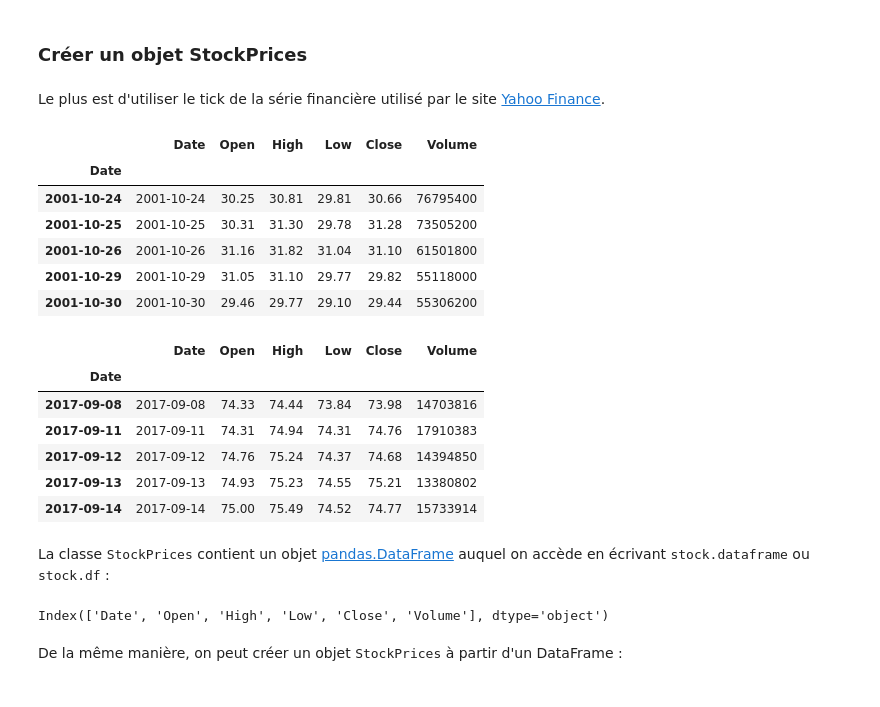
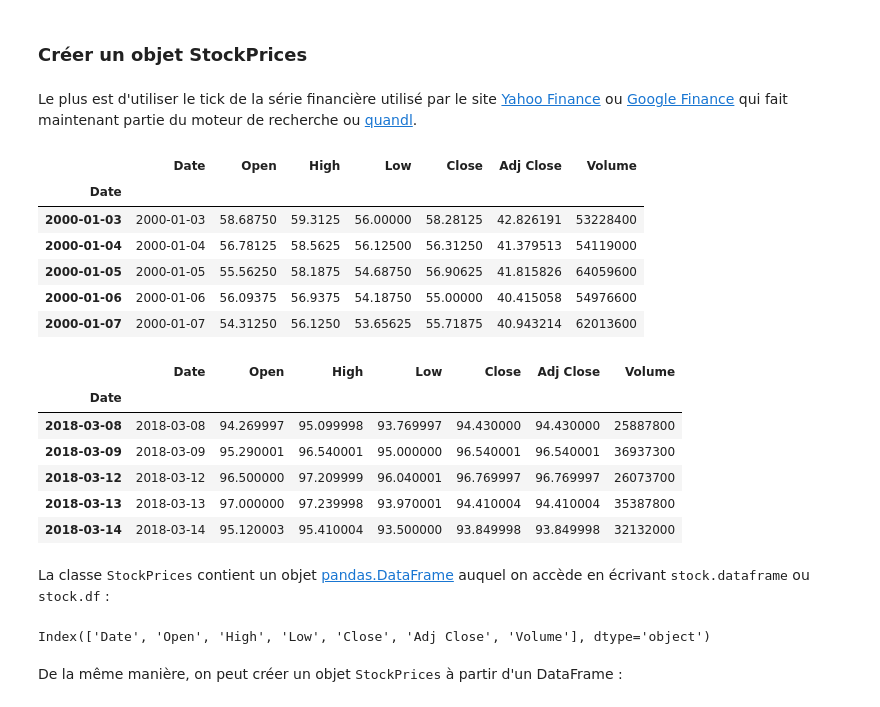
Before and after one commit to sdpython/pyensae, a Jupyter notebook: _doc/notebooks/pyensae_StockPrices.ipynb, the cells around one changed output. Cells and saved outputs as stored; diff of their text form; code cells hidden in the pictures.

```diff
--- a/_doc/notebooks/pyensae_StockPrices.ipynb
+++ b/_doc/notebooks/pyensae_StockPrices.ipynb
@@ -25,34 +23,36 @@ if not os.path.exists(cache) : os.mkdir(cache)
 # %% [markdown]
 ### Créer un objet StockPrices
 # %% [markdown]
-Le plus est d'utiliser le tick de la série financière utilisé par le site <a href="https://fr.finance.yahoo.com/">Yahoo Finance</a>.
+Le plus est d'utiliser le tick de la série financière utilisé par le site [Yahoo Finance](https://fr.finance.yahoo.com) ou [Google Finance](https://www.google.com/search?q=finance) qui fait maintenant partie du moteur de recherche ou [quandl](https://www.quandl.com/tools/python).
 # %%
-stock = StockPrices("NASDAQ:MSFT", folder=cache)
+source = 'yahoo'
+tick = 'MSFT'
+stock = StockPrices(tick, folder=cache, url=source)
 stock.head()
 # %% [output]
-|  | Date | Open | High | Low | Close | Volume |
-| Date |  |  |  |  |  |  |
-| 2001-10-24 | 2001-10-24 | 30.25 | 30.81 | 29.81 | 30.66 | 76795400 |
-| 2001-10-25 | 2001-10-25 | 30.31 | 31.30 | 29.78 | 31.28 | 73505200 |
-| 2001-10-26 | 2001-10-26 | 31.16 | 31.82 | 31.04 | 31.10 | 61501800 |
-| 2001-10-29 | 2001-10-29 | 31.05 | 31.10 | 29.77 | 29.82 | 55118000 |
-| 2001-10-30 | 2001-10-30 | 29.46 | 29.77 | 29.10 | 29.44 | 55306200 |
+|  | Date | Open | High | Low | Close | Adj Close | Volume |
+| Date |  |  |  |  |  |  |  |
+| 2000-01-03 | 2000-01-03 | 58.68750 | 59.3125 | 56.00000 | 58.28125 | 42.826191 | 53228400 |
+| 2000-01-04 | 2000-01-04 | 56.78125 | 58.5625 | 56.12500 | 56.31250 | 41.379513 | 54119000 |
+| 2000-01-05 | 2000-01-05 | 55.56250 | 58.1875 | 54.68750 | 56.90625 | 41.815826 | 64059600 |
+| 2000-01-06 | 2000-01-06 | 56.09375 | 56.9375 | 54.18750 | 55.00000 | 40.415058 | 54976600 |
+| 2000-01-07 | 2000-01-07 | 54.31250 | 56.1250 | 53.65625 | 55.71875 | 40.943214 | 62013600 |
 # %%
 stock.tail()
 # %% [output]
-|  | Date | Open | High | Low | Close | Volume |
-| Date |  |  |  |  |  |  |
-| 2017-09-08 | 2017-09-08 | 74.33 | 74.44 | 73.84 | 73.98 | 14703816 |
-| 2017-09-11 | 2017-09-11 | 74.31 | 74.94 | 74.31 | 74.76 | 17910383 |
-| 2017-09-12 | 2017-09-12 | 74.76 | 75.24 | 74.37 | 74.68 | 14394850 |
-| 2017-09-13 | 2017-09-13 | 74.93 | 75.23 | 74.55 | 75.21 | 13380802 |
-| 2017-09-14 | 2017-09-14 | 75.00 | 75.49 | 74.52 | 74.77 | 15733914 |
+|  | Date | Open | High | Low | Close | Adj Close | Volume |
+| Date |  |  |  |  |  |  |  |
+| 2018-03-08 | 2018-03-08 | 94.269997 | 95.099998 | 93.769997 | 94.430000 | 94.430000 | 25887800 |
+| 2018-03-09 | 2018-03-09 | 95.290001 | 96.540001 | 95.000000 | 96.540001 | 96.540001 | 36937300 |
+| 2018-03-12 | 2018-03-12 | 96.500000 | 97.209999 | 96.040001 | 96.769997 | 96.769997 | 26073700 |
+| 2018-03-13 | 2018-03-13 | 97.000000 | 97.239998 | 93.970001 | 94.410004 | 94.410004 | 35387800 |
+| 2018-03-14 | 2018-03-14 | 95.120003 | 95.410004 | 93.500000 | 93.849998 | 93.849998 | 32132000 |
 # %% [markdown]
 La classe <tt>StockPrices</tt> contient un objet <a href="http://pandas.pydata.org/pandas-docs/version/0.13.1/generated/pandas.DataFrame.html">pandas.DataFrame</a> auquel on accède en écrivant <tt>stock.dataframe</tt> ou <tt>stock.df</tt> :
 # %%
 stock.dataframe.columns
 # %% [output]
-Index(['Date', 'Open', 'High', 'Low', 'Close', 'Volume'], dtype='object')
+Index(['Date', 'Open', 'High', 'Low', 'Close', 'Adj Close', 'Volume'], dtype='object')
 # %% [markdown]
 De la même manière, on peut créer un objet <tt>StockPrices</tt> à partir d'un DataFrame :
 # %%
```
Also changed, not shown: parts of 16 cells of this notebook, 5 other files.
